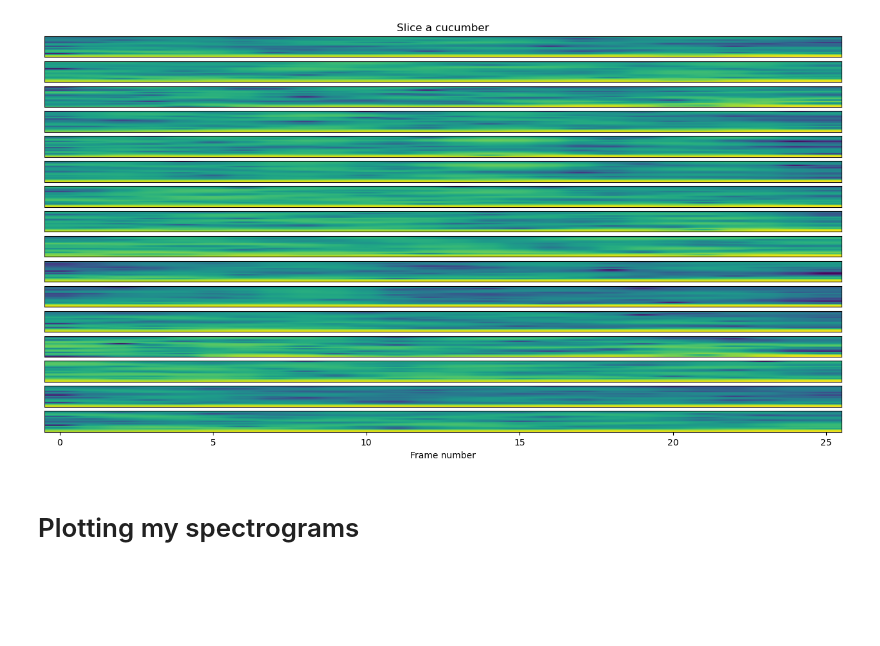
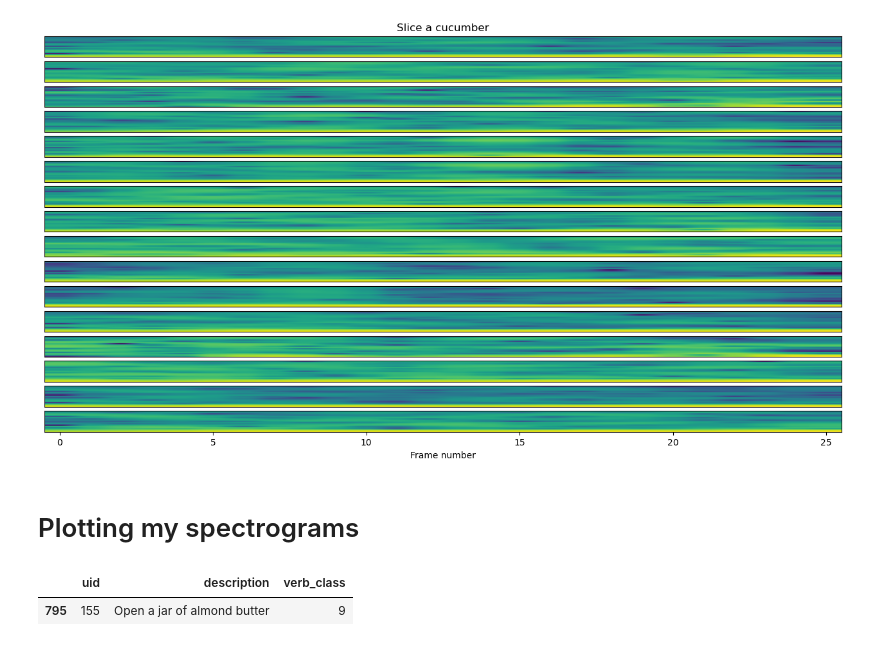
Before and after one commit to AmorosoLaura/aml23-ego, a Jupyter notebook: action-net/visualize_spec.ipynb, the cells around one changed output. Cells and saved outputs as stored; diff of their text form; code cells hidden in the pictures; blank space fills up the shorter version.

```diff
--- a/action-net/visualize_spec.ipynb
+++ b/action-net/visualize_spec.ipynb
@@ -165,5 +190,12 @@ torch.Size([17, 26])
 [figure]
 # %% [markdown]
 # Plotting my spectrograms
+# %%
+import pandas as pd
+data=pd.read_pickle("C:/Users/Laura/Desktop/Universita/Polito/Advanced Machine Learning/aml23-ego/an_multimodal_annotations/allData_trial_test.pkl")
+data[data['uid']==25]
+# %% [output]
+|  | uid | description | verb_class |
+| 795 | 155 | Open a jar of almond butter | 9 |
 # %%
 import numpy
```
Also changed, not shown: parts of 3 cells of this notebook, 9 other files.
